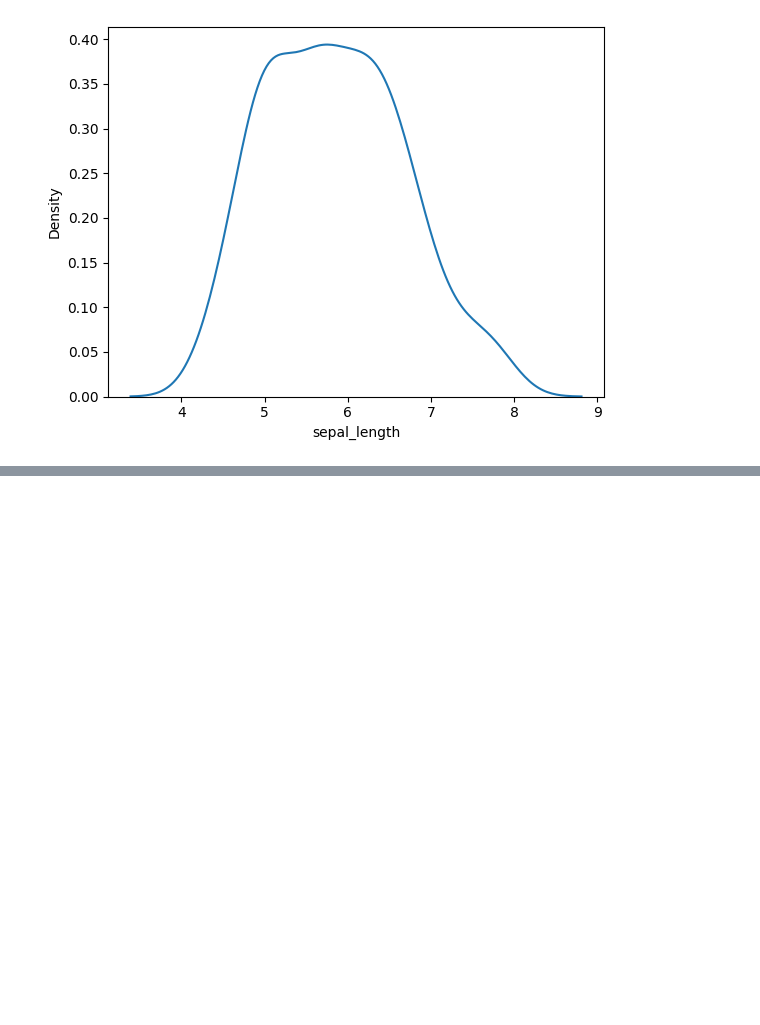
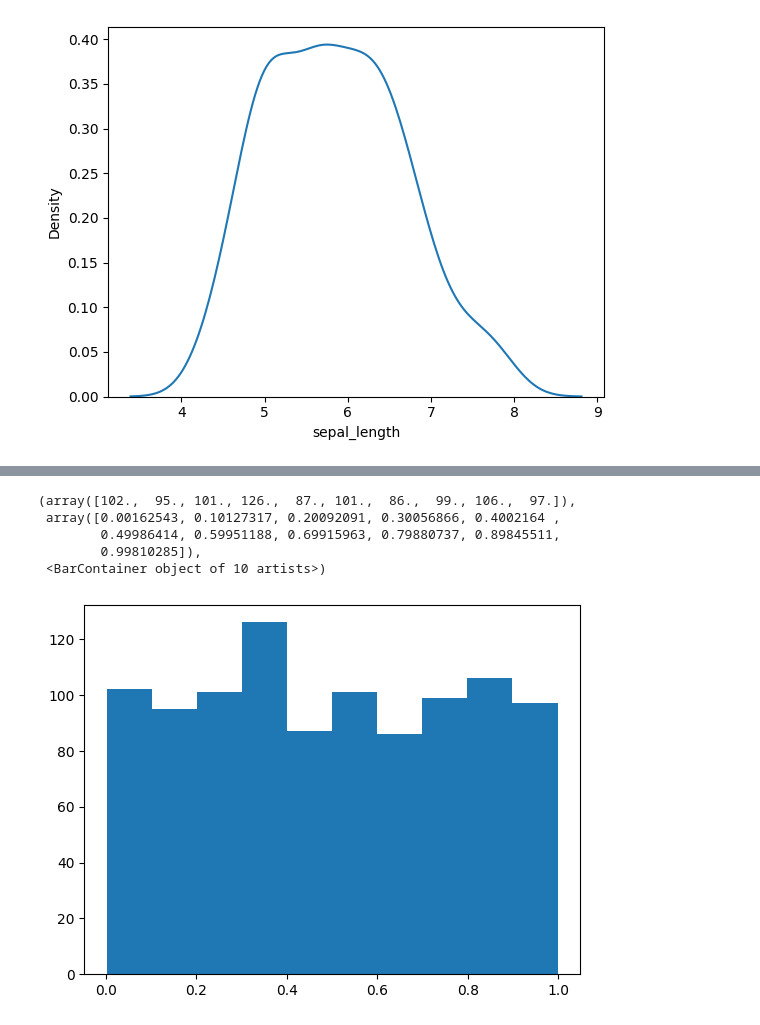
Before and after one commit to Saifullah785/Python_for_Data_Science, a Jupyter notebook: Statistics_for_Data_Science/Lecture_04_Non_Gaussian_Probability_Distributions.ipynb, the cells around one changed output, grey strips where cells are left out. Cells and saved outputs as stored; diff of their text form; code cells hidden in the pictures; blank space fills up the shorter version.

```diff
--- a/Statistics_for_Data_Science/Lecture_04_Non_Gaussian_Probability_Distributions.ipynb
+++ b/Statistics_for_Data_Science/Lecture_04_Non_Gaussian_Probability_Distributions.ipynb
@@ -53,0 +52,16 @@ x_quant
+# %%
+import numpy as np
+import scipy.stats as stats
+import statsmodels.api as sm
+import matplotlib.pyplot as plt
+
+x = np.random.uniform(low = 0, high= 1, size=1000)
+# %%
+plt.hist(x)
+# %% [output]
+(array([102.,  95., 101., 126.,  87., 101.,  86.,  99., 106.,  97.]),
+ array([0.00162543, 0.10127317, 0.20092091, 0.30056866, 0.4002164 ,
+        0.49986414, 0.59951188, 0.69915963, 0.79880737, 0.89845511,
+        0.99810285]),
+ <BarContainer object of 10 artists>)
+[figure, added]
```
Also changed, not shown: parts of 6 cells of this notebook.
